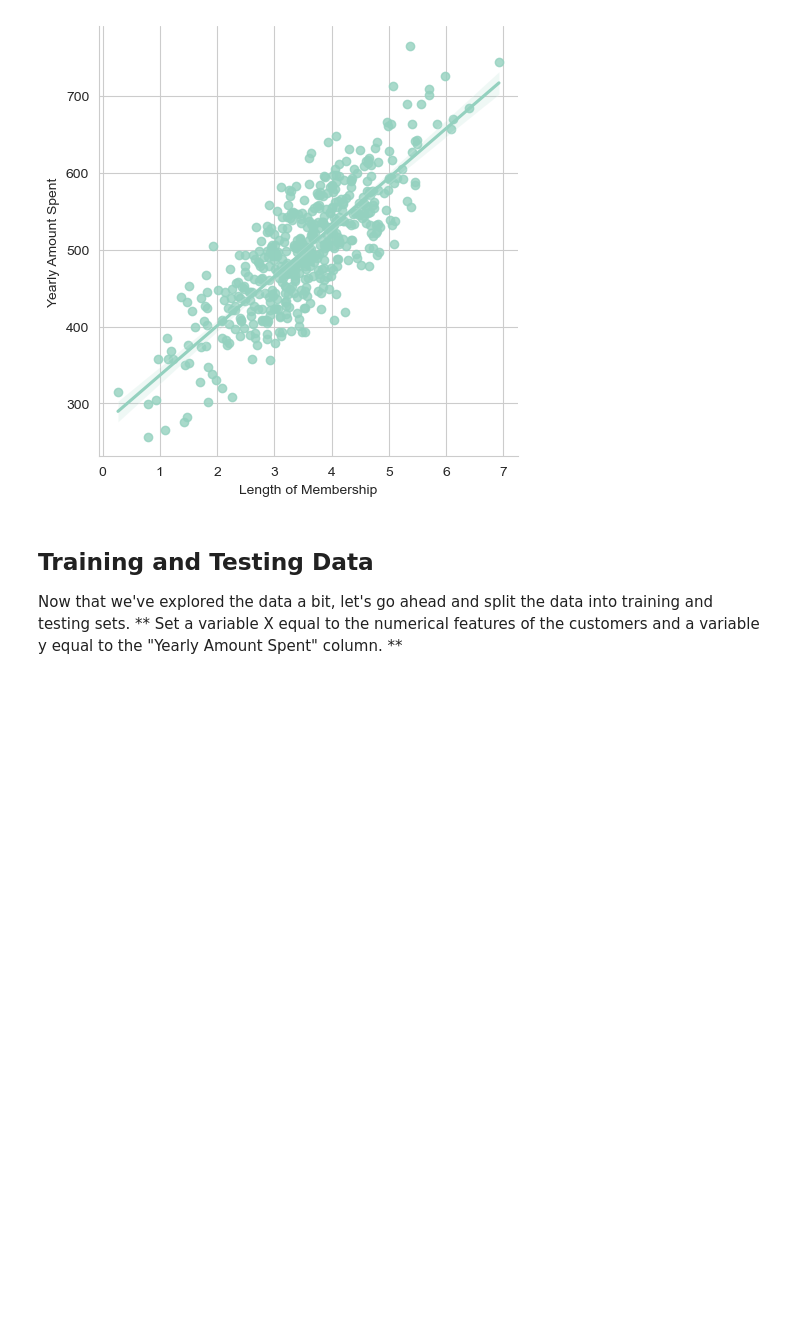
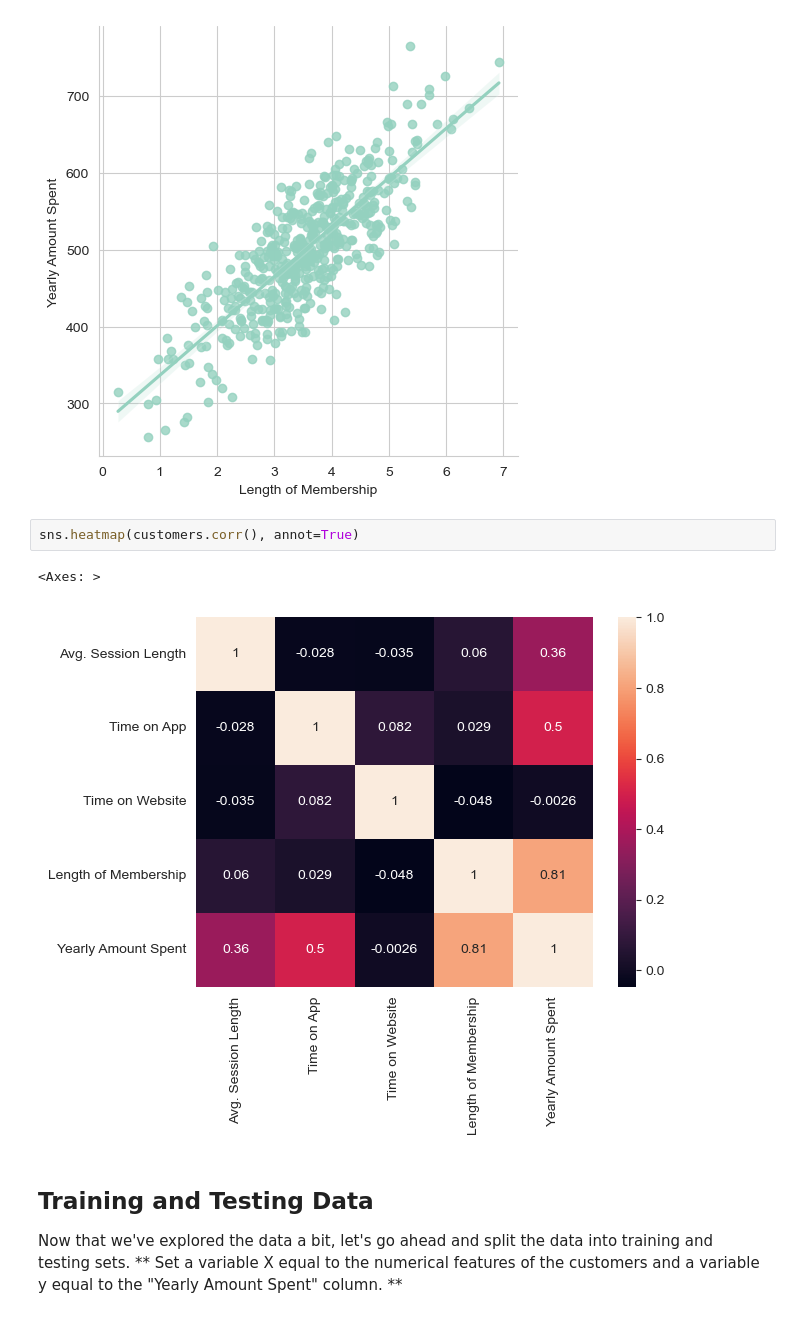
Before and after one commit to devhmac/datascience_ML, a Jupyter notebook: 11-Linear-Regression/02-Linear Regression Project.ipynb, the cells around one changed output. Drawn from its saved outputs; the diff is of its cells as text; blank space fills up the shorter version.

```diff
--- a/11-Linear-Regression/02-Linear Regression Project.ipynb
+++ b/11-Linear-Regression/02-Linear Regression Project.ipynb
@@ -124,6 +124,11 @@ sns.lmplot(customers, x="Length of Membership", y="Yearly Amount Spent")
 # %% [output]
 <seaborn.axisgrid.FacetGrid at 0x...>
 [figure]
+# %%
+sns.heatmap(customers.corr(), annot=True)
+# %% [output]
+<Axes: >
+[figure, added]
 # %% [markdown]
 ## Training and Testing Data
 
```
Also changed, not shown: parts of 23 cells of this notebook.
